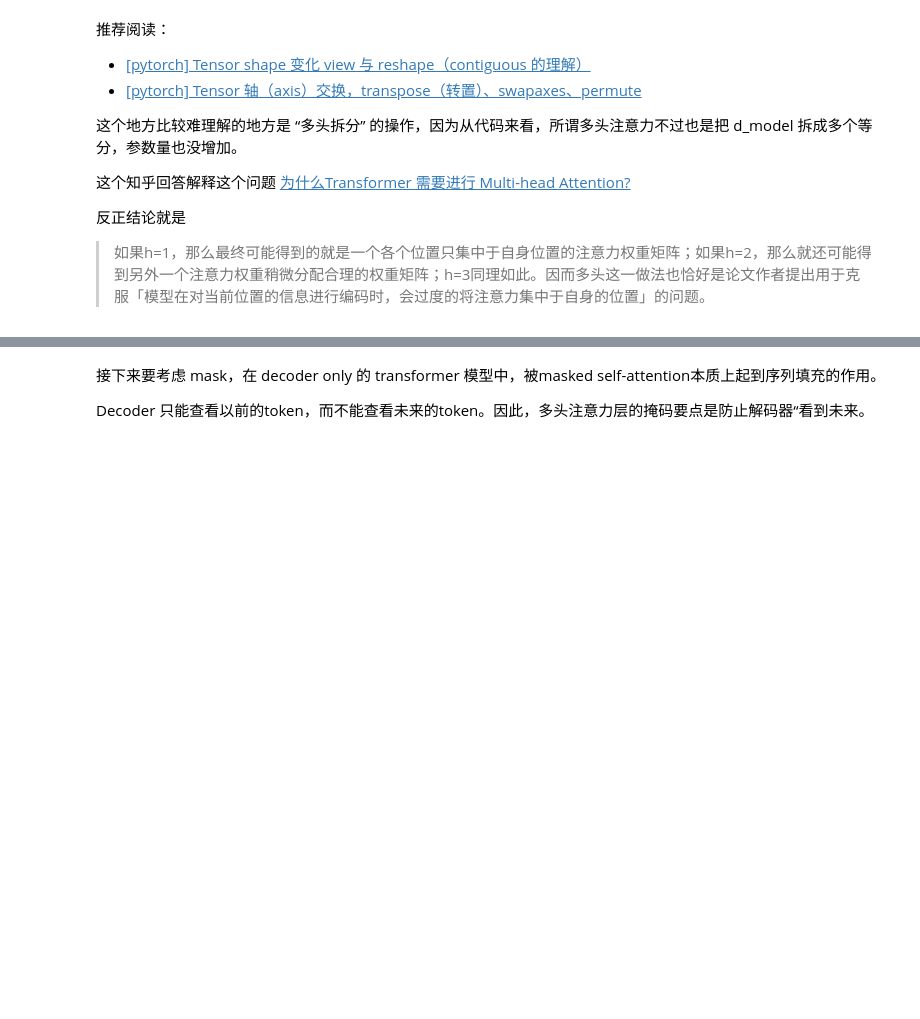
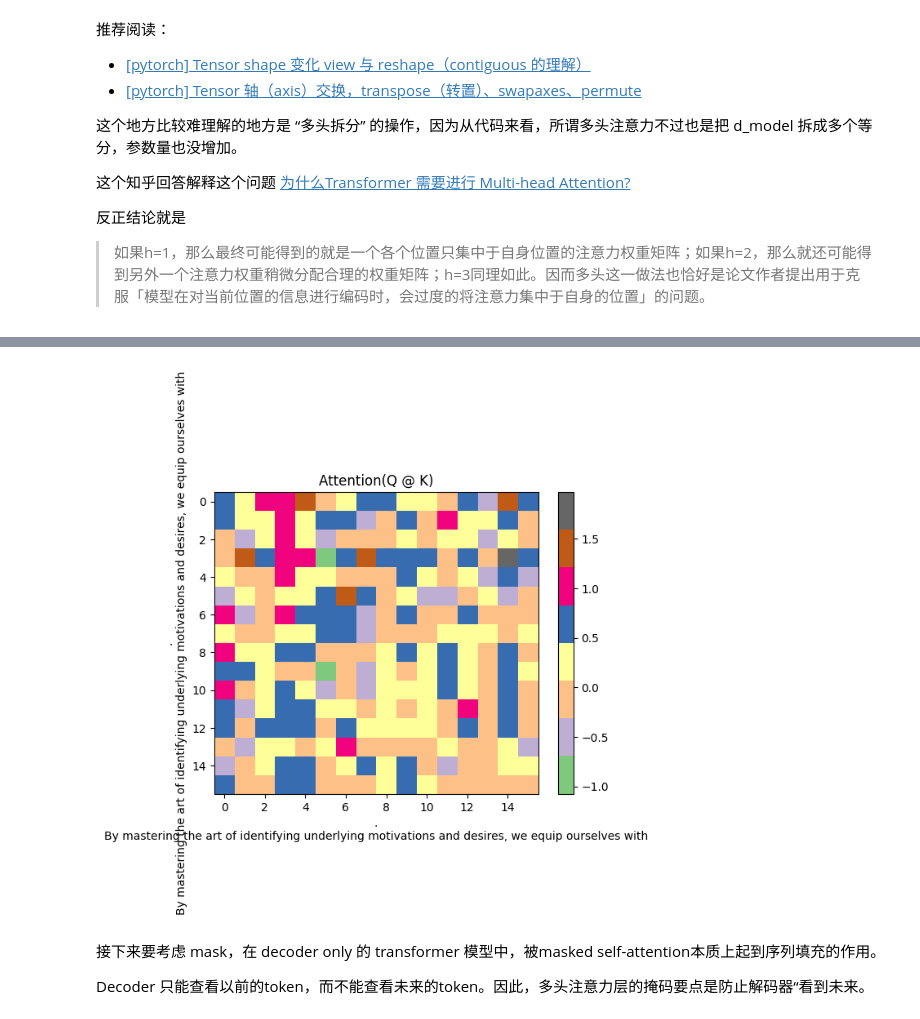
Before and after one commit to CHZarles/LLM-route, a Jupyter notebook: transformer/llmzero2hero/decoder_only_tarnsformer.ipynb, the cells around one changed output, grey strips where cells are left out. Cells and saved outputs as stored; diff of their text form; code cells hidden in the pictures; blank space fills up the shorter version.

```diff
--- a/transformer/llmzero2hero/decoder_only_tarnsformer.ipynb
+++ b/transformer/llmzero2hero/decoder_only_tarnsformer.ipynb
@@ -278,3 +282,13 @@ attention_score = torch.matmul(Q, K.transpose(-2, -1))
 
 # Then Scale the attention score by the square root of the head size
 attention_score = attention_score / math.sqrt(d_model // num_heads)
+
+
+# Illustration only
+plt.imshow(attention_score[1, 1].detach().cpu().numpy(), "Accent", aspect="auto")
+plt.title("Attention(Q @ K)") #plot attention in the first head of the first batch
+plt.xlabel(encoding.decode(x_batch[0].tolist()))
+plt.ylabel(encoding.decode(x_batch[0].tolist()))
+plt.colorbar()
+pd.DataFrame(attention_score[0][0].detach().cpu().numpy())
+# %% [output]
@@ -281,3 +312,4 @@ attention_score = attention_score / math.sqrt(d_model // num_heads)
+[figure, added]
 # %% [markdown]
 接下来要考虑 mask，在 decoder only 的 transformer 模型中，被masked self-attention本质上起到序列填充的作用。
 
```
Also changed, not shown: parts of 14 cells of this notebook, 3 other files.
